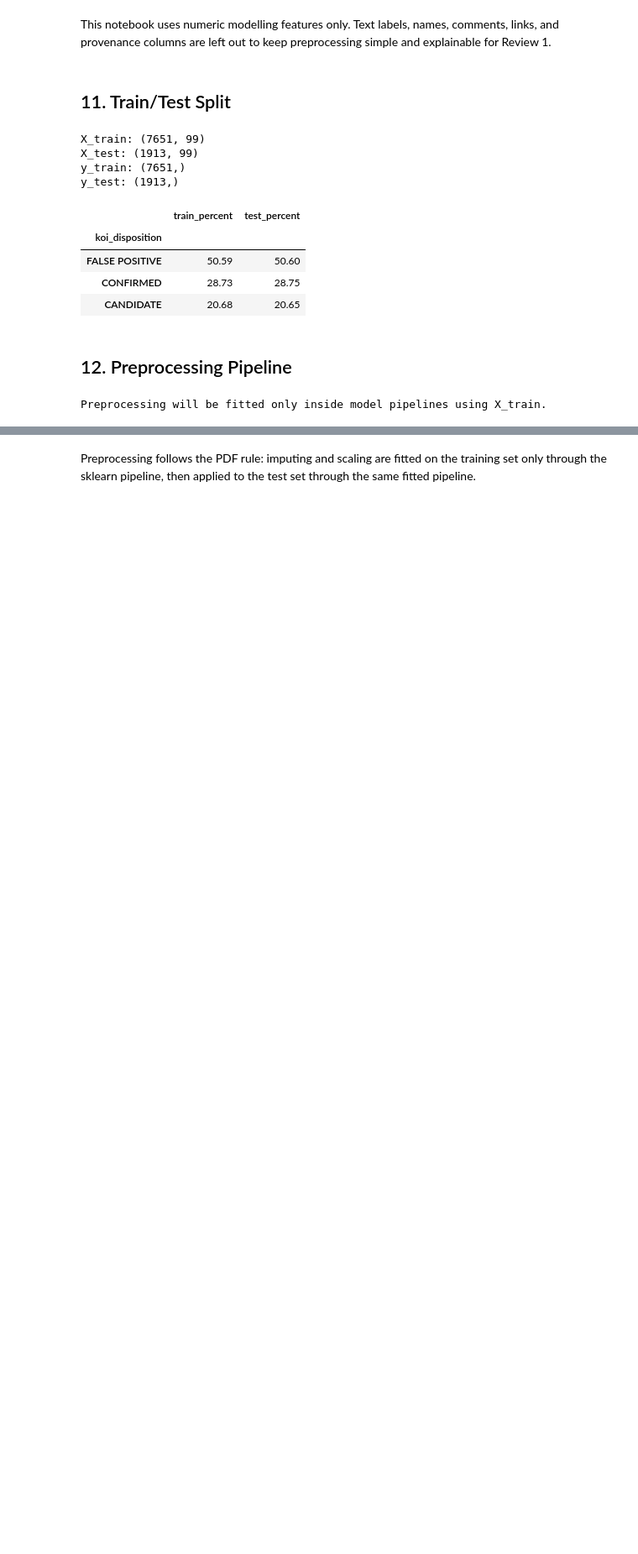
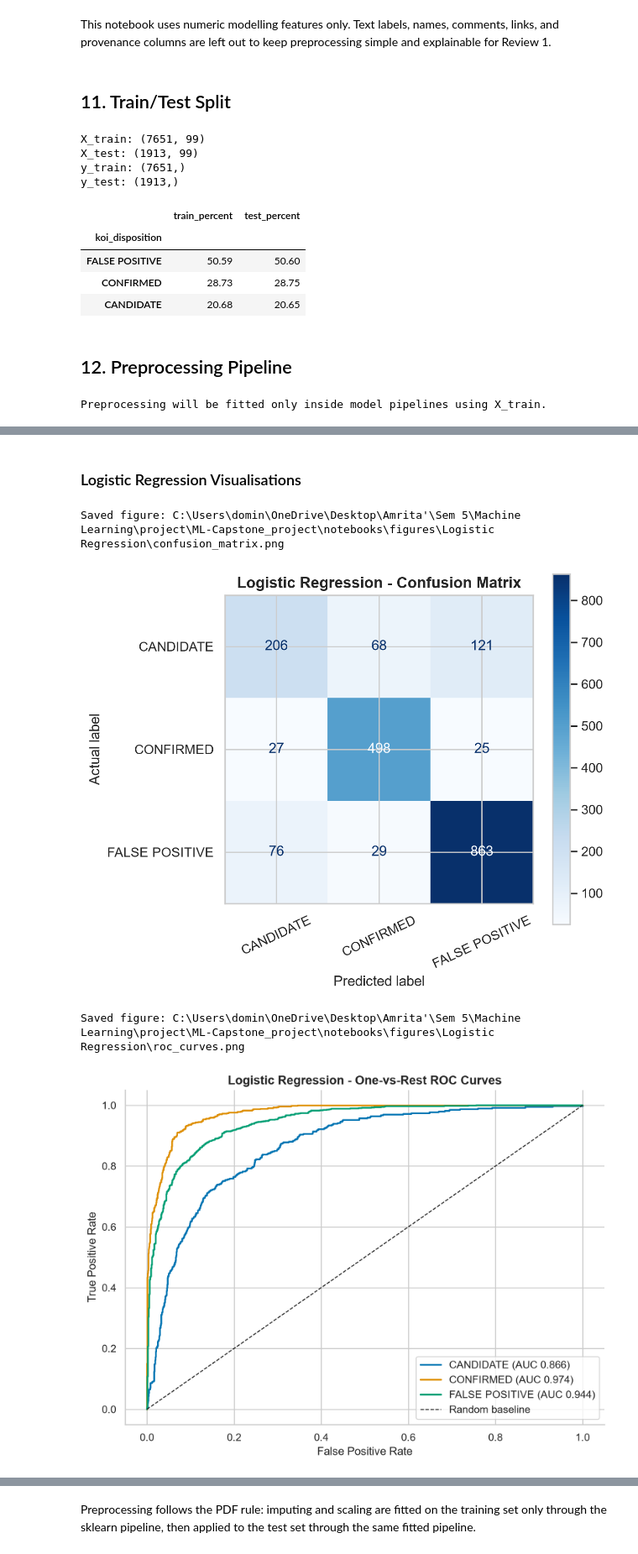
Before and after one commit to DominicKarolPeter/ML-Capstone_project, a Jupyter notebook: notebooks/classification.ipynb, the cells around one changed output, grey strips where cells are left out. Shown at 84% size. Drawn from its saved outputs; the diff is of its cells as text; code cells hidden in the pictures; blank space fills up the shorter version.

Commit message:
Complete Logistic Regression and KNN classification

```diff
--- a/notebooks/classification.ipynb
+++ b/notebooks/classification.ipynb
@@ -513,0 +665,25 @@ Preprocessing will be fitted only inside model pipelines using X_train.
+# %% [markdown]
+### Logistic Regression Visualisations
+# %%
+logistic_figure_dir = project_root / "notebooks" / "figures" / "Logistic Regression"
+
+show_confusion_matrix(
+    y_test,
+    logistic_predictions,
+    logistic_classes,
+    "Logistic Regression - Confusion Matrix",
+    logistic_figure_dir / "confusion_matrix.png"
+)
+
+show_ovr_roc_curves(
+    y_test,
+    logistic_probabilities,
+    logistic_classes,
+    "Logistic Regression - One-vs-Rest ROC Curves",
+    logistic_figure_dir / "roc_curves.png"
+)
+# %% [output]
+Saved figure: C:\Users\domin\OneDrive\Desktop\Amrita'\Sem 5\Machine Learning\project\ML-Capstone_project\notebooks\figures\Logistic Regression\confusion_matrix.png
+[figure, added]
+Saved figure: C:\Users\domin\OneDrive\Desktop\Amrita'\Sem 5\Machine Learning\project\ML-Capstone_project\notebooks\figures\Logistic Regression\roc_curves.png
+[figure, added]
```
Also changed, not shown: parts of 20 cells of this notebook, 11 other files.
